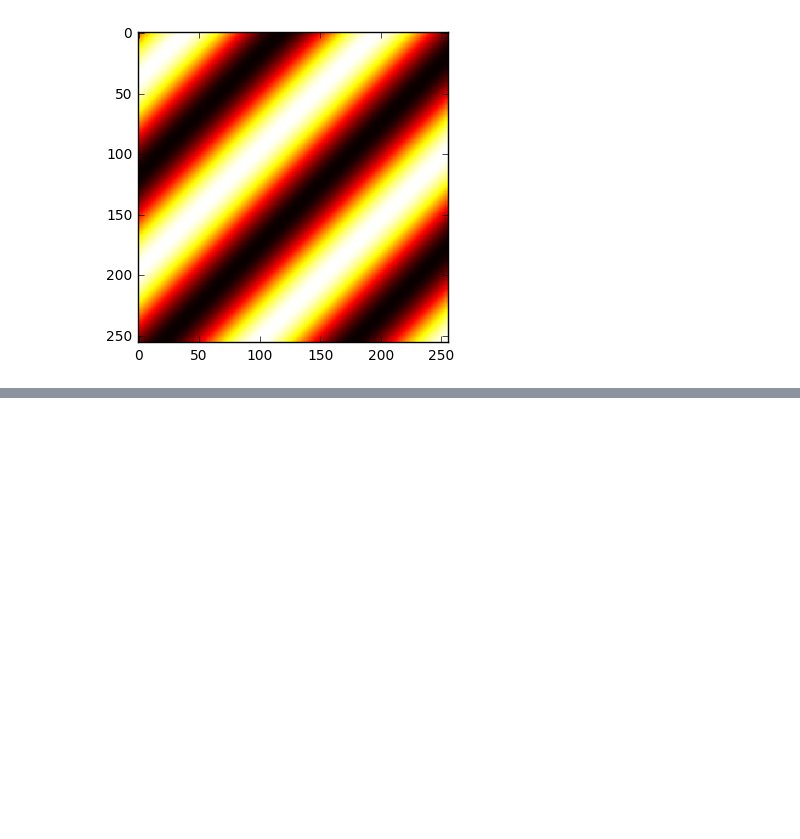
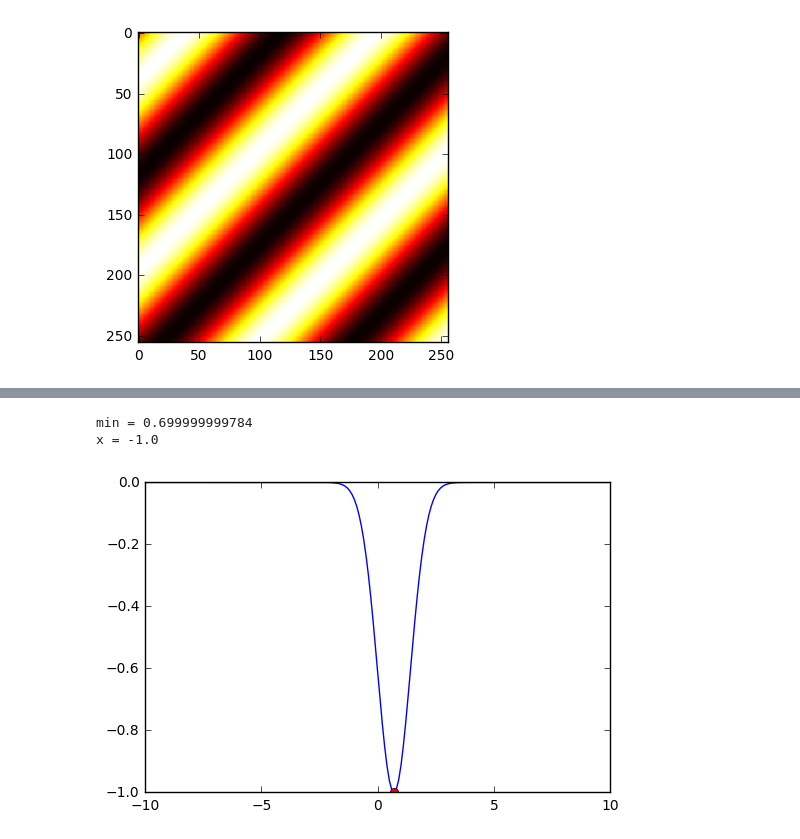
Before and after one commit to vicente-gonzalez-ruiz/YAPT, a Jupyter notebook: scientific_computation.ipynb, the cells around one changed output, grey strips where cells are left out. Cells and saved outputs as stored; diff of their text form; code cells hidden in the pictures; blank space fills up the shorter version.

```diff
--- a/scientific_computation.ipynb
+++ b/scientific_computation.ipynb
@@ -407,0 +411,18 @@ plt.show()
+# %%
+from scipy import optimize
+
+def f(x):
+    return -np.exp(-(x - .7)**2)
+# %%
+sol = optimize.brent(f)
+print('min =', sol, '\nx =', f(sol))
+# %% [output]
+min = 0.699999999784
+x = -1.0
+# %%
+x = np.arange(-10, 10, 0.1)
+plt.plot(x, f(x))
+plt.plot([sol],[f(sol)], 'ro')
+plt.show()
+# %% [output]
+[figure, added]
```
Also changed, not shown: parts of 2 cells of this notebook.
